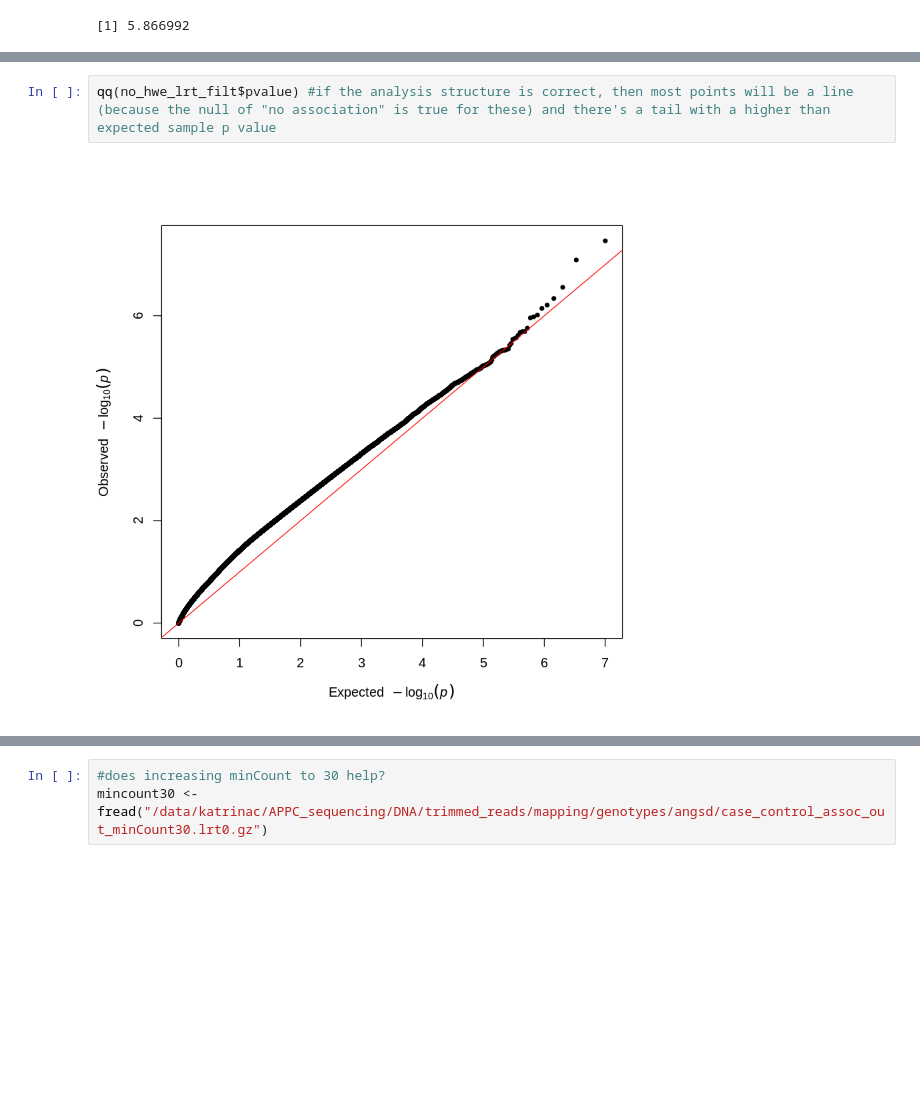
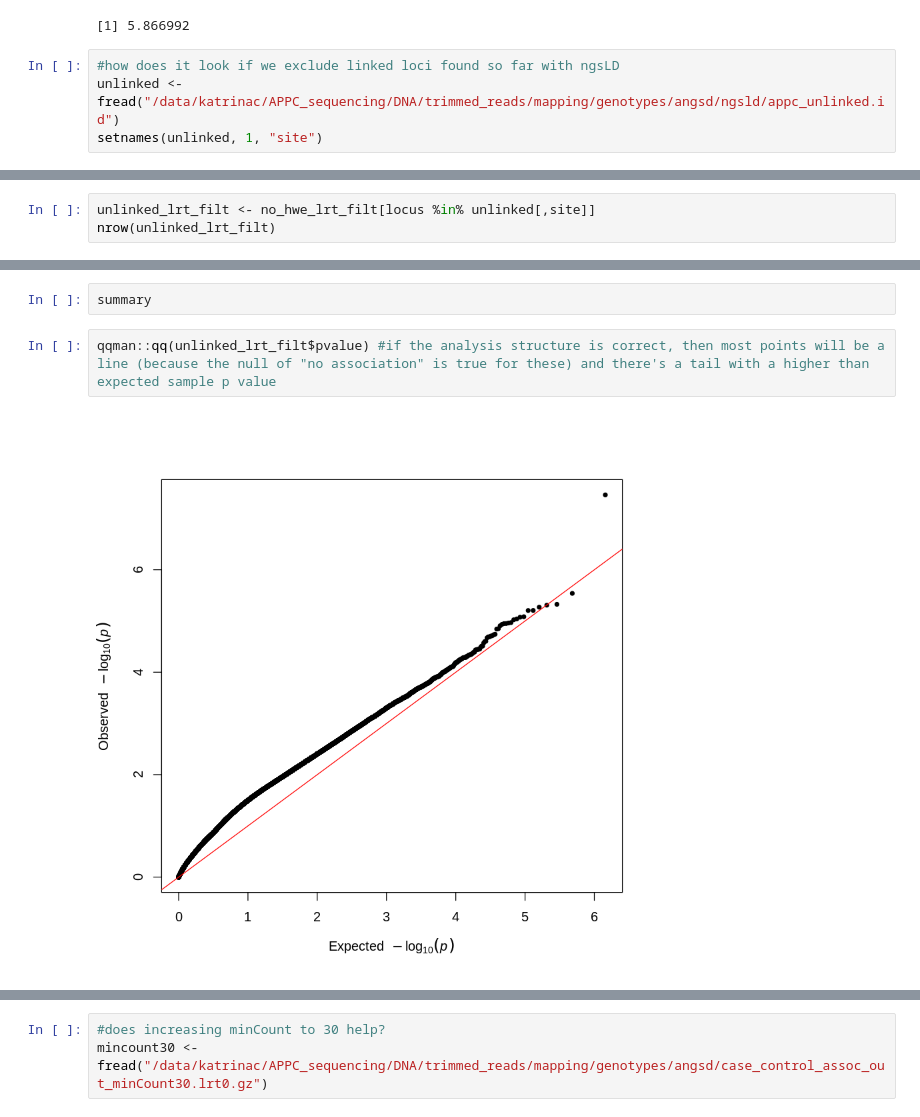
Before and after one commit to katcatalano/ClownfishGWAS, a Jupyter notebook: notebooks/plot_pcangsd_assoc.ipynb, the cells around one changed output, grey strips where cells are left out. Cells and saved outputs as stored; diff of their text form; blank space fills up the shorter version.

```diff
--- a/notebooks/plot_pcangsd_assoc.ipynb
+++ b/notebooks/plot_pcangsd_assoc.ipynb
@@ -437,3 +492,7 @@ summary(no_hwe_lrt_filt_NULL$pvalue)
 -log10(min(no_hwe_lrt_filt_NULL$pvalue))
 # %% [output]
 [1] 5.866992
+# %%
+#how does it look if we exclude linked loci found so far with ngsLD
+unlinked <- fread("/data/katrinac/APPC_sequencing/DNA/trimmed_reads/mapping/genotypes/angsd/ngsld/appc_unlinked.id")
+setnames(unlinked, 1, "site")
@@ -439,0 +519,3 @@ summary(no_hwe_lrt_filt_NULL$pvalue)
+# %%
+unlinked_lrt_filt <- no_hwe_lrt_filt[locus %in% unlinked[,site]]
+nrow(unlinked_lrt_filt)
@@ -440,4 +530,6 @@ summary(no_hwe_lrt_filt_NULL$pvalue)
+# %%
+summary
 # %%
-qq(no_hwe_lrt_filt$pvalue) #if the analysis structure is correct, then most points will be a line (because the null of "no association" is true for these) and there's a tail with a higher than expected sample p value
+qqman::qq(unlinked_lrt_filt$pvalue) #if the analysis structure is correct, then most points will be a line (because the null of "no association" is true for these) and there's a tail with a higher than expected sample p value
 # %% [output]
-[figure, old version]
+[figure, new version]
```
Also changed, not shown: parts of 15 cells of this notebook.
